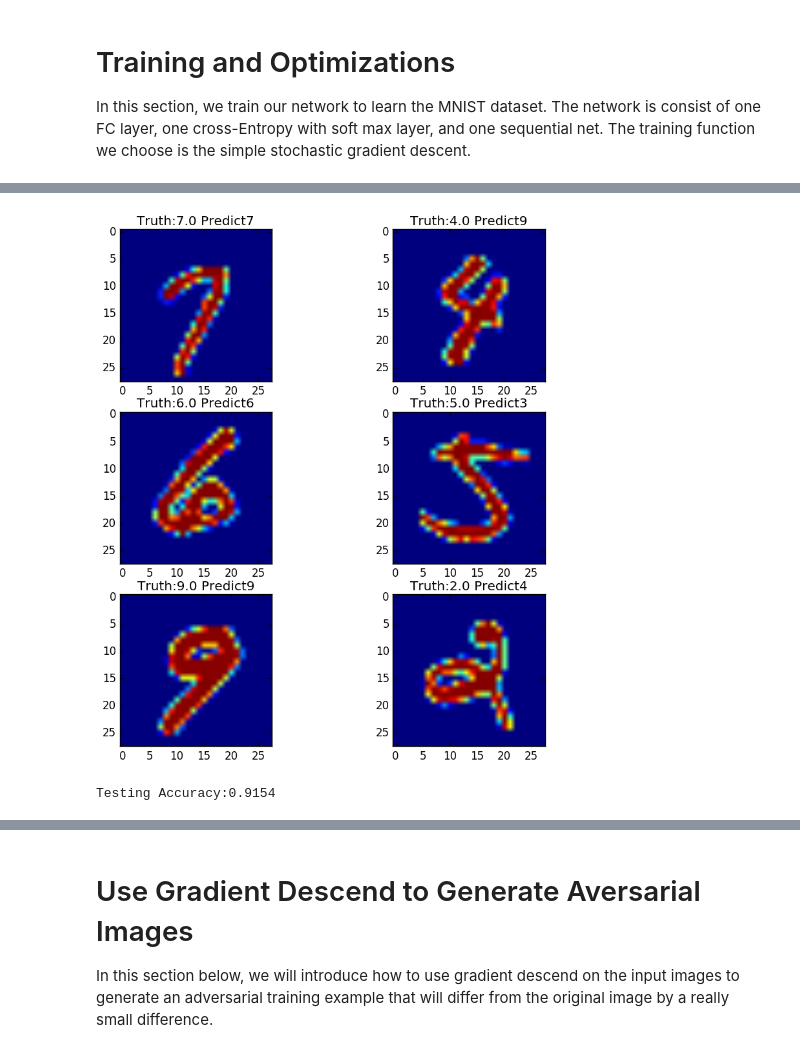
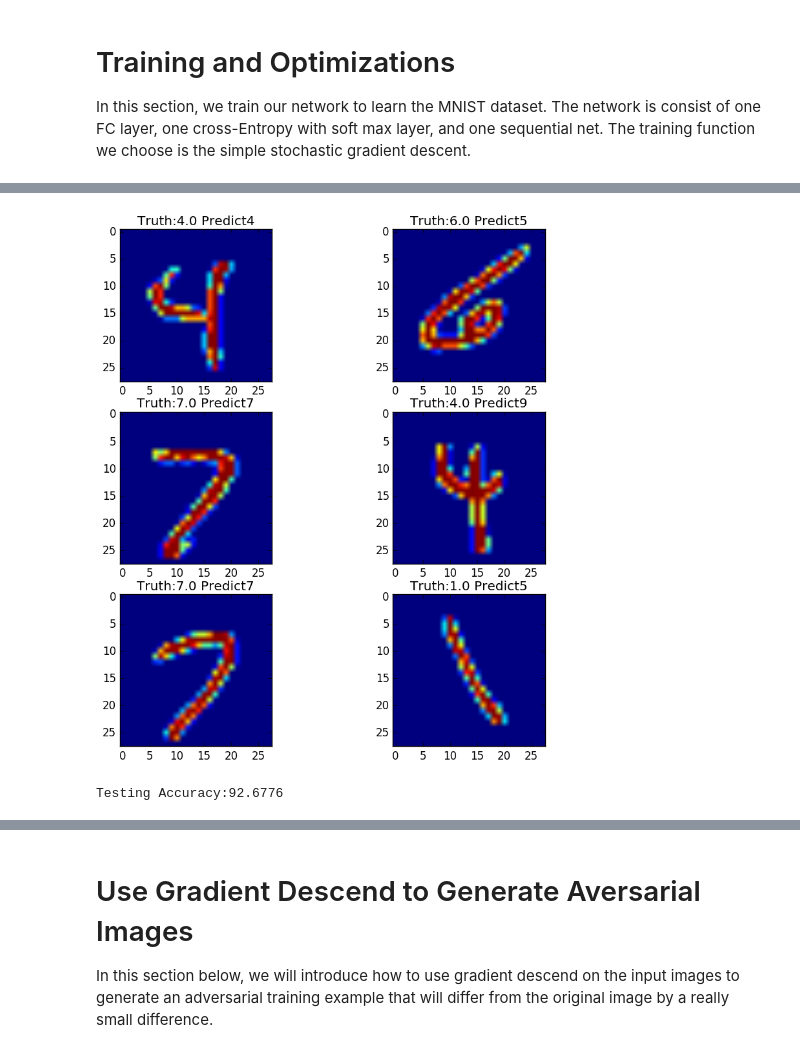
Before and after one commit to stevenygd/NN.jl, a Jupyter notebook: examples/SoftMax Classifier.ipynb, the cells around one changed output, grey strips where cells are left out. Cells and saved outputs as stored; diff of their text form; code cells hidden in the pictures.

Commit message:
[add] an update function to update the batch size if we needed. [add] Fix the SoftMax Classifier example, which seems to work right now

```diff
--- a/examples/SoftMax Classifier.ipynb
+++ b/examples/SoftMax Classifier.ipynb
@@ -41,8 +68,11 @@ $$\mathcal{L}=-\sum_{i}p_i\log{y_i}$$
 
 The way to defined such classifier in JLNN is really simple:
 # %%
-function softmax_clf()
-    layers = Layer[ FCLayer(784, 10) ]
+function softmax_clf(batch_size = 100)
+    layers = Layer[
+        InputLayer((batch_size, 784))
+        DenseLayer(10)
+    ]
     criteria = SoftMaxCrossEntropyLoss()
     net = SequentialNet(layers, criteria)
     return net
@@ -175,37 +217,55 @@ Validation accuracy : 0.9242
 # %%
-_, pred = forward(net, teX, teY; deterministics = true)
-N = size(teX)[1]
-corr = length(filter(i-> abs(pred[i] - teY[i]) <  1e-5, 1:N))
-right_idx = filter(i-> abs(pred[i] - teY[i]) <  1e-5, 1:N)[1:3]
-wrong_idx = filter(i-> abs(pred[i] - teY[i]) >= 1e-5, 1:N)[1:3]
-
+function test(teX, teY; batch_size = 100)
+    ttl_corr, ttl = 0, 0
+    right_idx = []
+    wrong_idx = []
+    ttl_pred = []
+    N = size(teX)[1]
+    for i = 1:batch_size:N
+        x, y = teX[i:i+batch_size-1,:], teY[i:i+batch_size-1,:]
+        _, pred = forward(net, x, y; deterministics =  true)
+        for j = 1:batch_size
+            ttl_corr += length(filter(i-> abs(pred[i] - y[i]) <  1e-5, 1:batch_size))
+            if abs(pred[j] - y[j]) < 1e-5 # correct
+                ttl_corr += 1
+                append!(right_idx, j)
+            else # incorrect
+                append!(wrong_idx, j)
+            end
+            ttl+=1
+            append!(ttl_pred, pred[j])
+        end
+    end
+    return ttl_pred, right_idx, wrong_idx, ttl_corr, N
+end
+pred, right_idx, wrong_idx, corr, N = test(teX, teY; batch_size = 100)
 println("Testing Accuracy:$(corr/N)")
 
 figure(figsize=(10,10))
 subplot(321)
 imshow(reshape(teX[right_idx[1],:], 28,28))
 title("Truth:$(teY[right_idx[1]]) Predict$(pred[right_idx[1]])")
 
 subplot(322)
 imshow(reshape(teX[wrong_idx[1],:], 28,28))
 title("Truth:$(teY[wrong_idx[1]]) Predict$(pred[wrong_idx[1]])")
 
 subplot(323)
 imshow(reshape(teX[right_idx[2],:], 28,28))
 title("Truth:$(teY[right_idx[2]]) Predict$(pred[right_idx[2]])")
 
 subplot(324)
 imshow(reshape(teX[wrong_idx[2],:], 28,28))
 title("Truth:$(teY[wrong_idx[2]]) Predict$(pred[wrong_idx[2]])")
 
 subplot(325)
 imshow(reshape(teX[right_idx[3],:], 28,28))
 title("Truth:$(teY[right_idx[3]]) Predict$(pred[right_idx[3]])")
 
 subplot(326)
 imshow(reshape(teX[wrong_idx[3],:], 28,28))
 title("Truth:$(teY[wrong_idx[3]]) Predict$(pred[wrong_idx[3]])")
 show()
 # %% [output]
-[figure, old version]
+[figure, new version]
-Testing Accuracy:0.9154
+Testing Accuracy:92.6776
```
Also changed, not shown: parts of 7 cells of this notebook, 3 other files.
